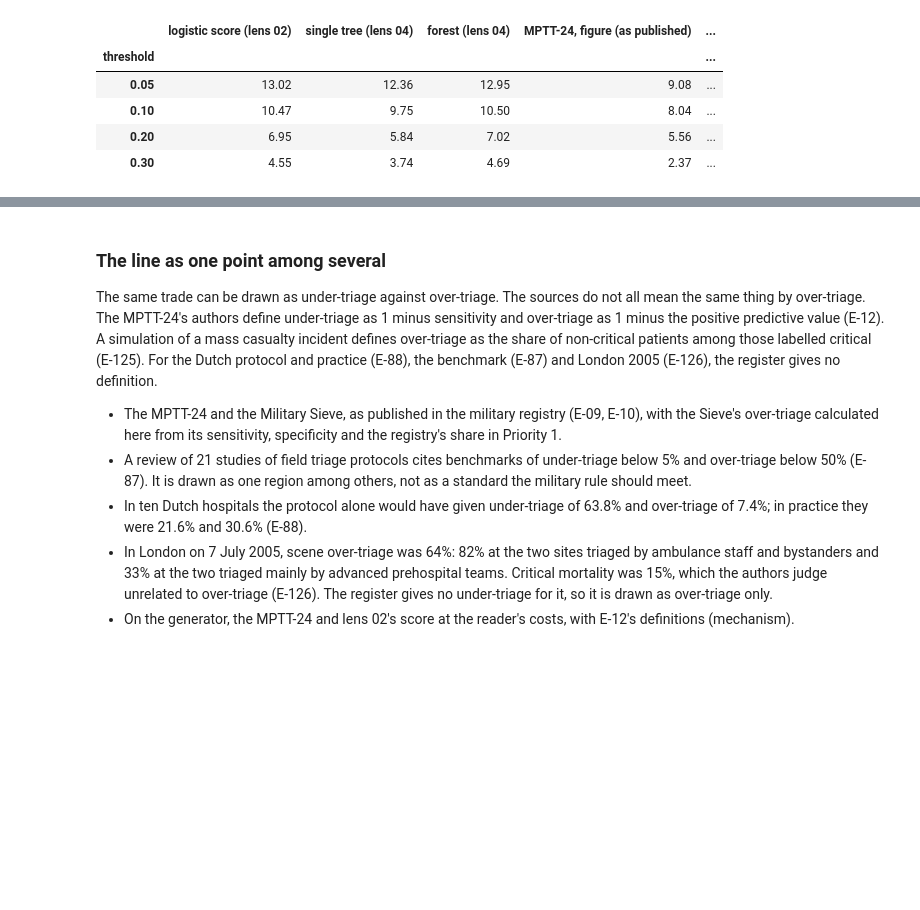
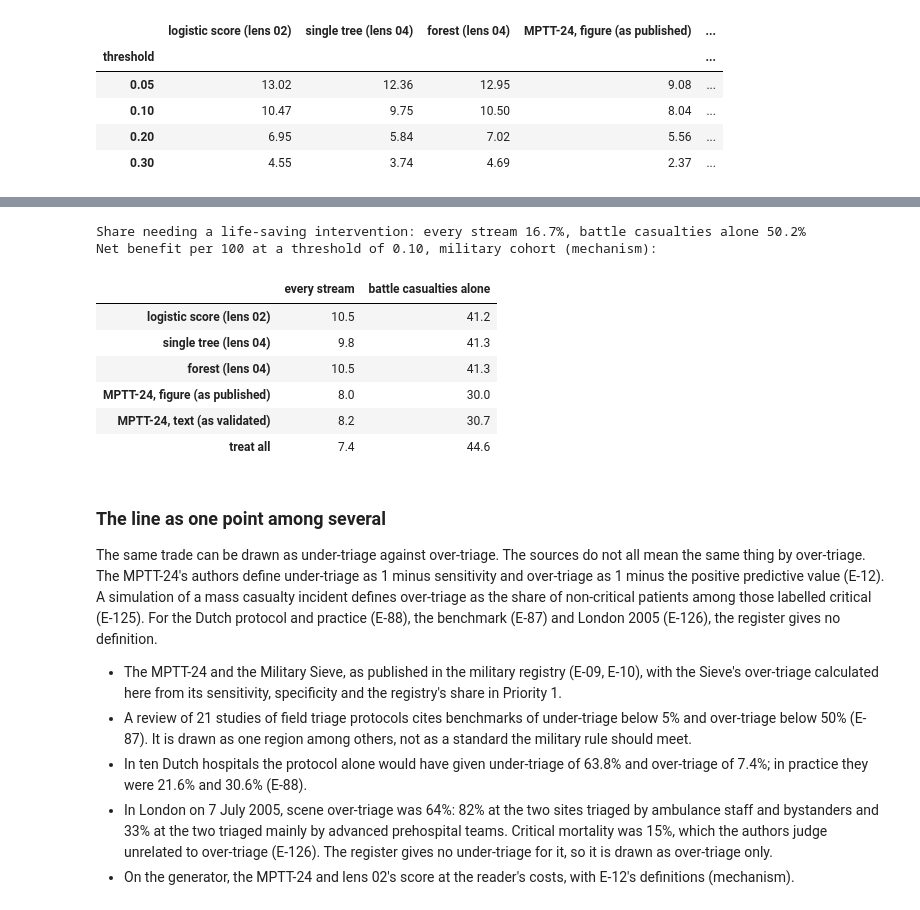
Before and after one commit to RossTylr/inference-labs, a Jupyter notebook: notebooks/10_decision_theory.ipynb, the cells around one changed output, grey strips where cells are left out. Cells and saved outputs as stored; diff of their text form; code cells hidden in the pictures; blank space fills up the shorter version.

```diff
--- a/notebooks/10_decision_theory.ipynb
+++ b/notebooks/10_decision_theory.ipynb
@@ -187,3 +191,19 @@ nb.loc[[0.05, 0.1, 0.2, 0.3]].round(2)
+# %%
+share = decision.battle_share_in_need()
+print(f"Share needing a life-saving intervention: every stream {share['every stream']:.1%}, "
+      f"battle casualties alone {share['battle casualties alone']:.1%}")
+print(f"Net benefit per 100 at a threshold of {decision.threshold():.2f}, military cohort (mechanism):")
+decision.battle_reversal().round(1)
+# %% [output]
+Share needing a life-saving intervention: every stream 16.7%, battle casualties alone 50.2%
+Net benefit per 100 at a threshold of 0.10, military cohort (mechanism):
+|  | every stream | battle casualties alone |
+| logistic score (lens 02) | 10.5 | 41.2 |
+| single tree (lens 04) | 9.8 | 41.3 |
+| forest (lens 04) | 10.5 | 41.3 |
+| MPTT-24, figure (as published) | 8.0 | 30.0 |
+| MPTT-24, text (as validated) | 8.2 | 30.7 |
+| treat all | 7.4 | 44.6 |
 # %% [markdown]
 ### The line as one point among several
 
```
Also changed, not shown: parts of 11 cells of this notebook, 16 other files.
